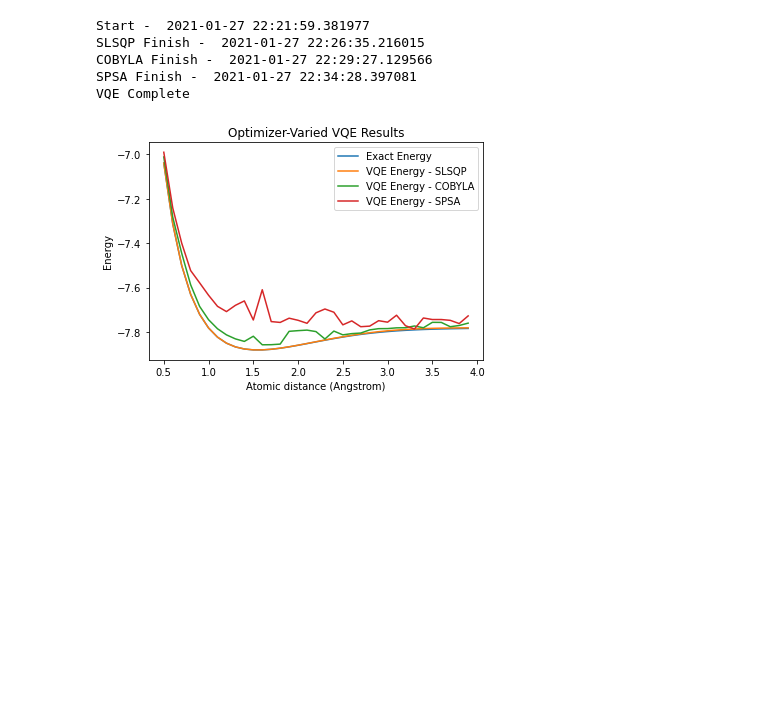
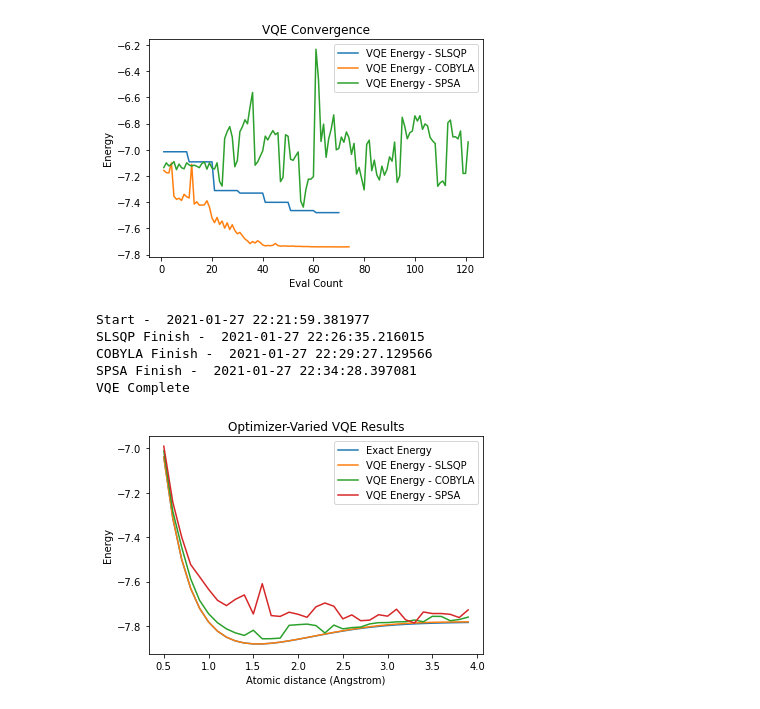
Before and after one commit to sclang16/QOCA-VQE-pipeline, a Jupyter notebook: vqe_pipeline.ipynb, the cells around one changed output. Drawn from its saved outputs; the diff is of its cells as text; code cells hidden in the pictures; blank space fills up the shorter version.

```diff
--- a/vqe_pipeline.ipynb
+++ b/vqe_pipeline.ipynb
@@ -222,8 +226,10 @@ def plot_iterations(opt_labels, converge_itrs, converge_vals):
 
         ARGS:
             opt_labels (String[]): names of trials to generate legend
-            converge_itrs
-            converge_vals
+            converge_itrs (int[]): Evaluation number, up to required evaluations
+                to reach minimum
+            converge_vals (float[]): : Mean estimated ground state energy at each
+                given eval
 
         Returns: N/A
 
@@ -238,3 +263,7 @@ def plot_iterations(opt_labels, converge_itrs, converge_vals):
+# %%
+plot_iterations(opt_labels = ["SLSQP","COBYLA","SPSA"], converge_itrs = converge_itrs, converge_vals = converge_vals)
+# %% [output]
+[figure, added]
 # %%
 backend = BasicAer.get_backend("statevector_simulator")
 ds = np.arange(0.5, 4.0, 0.1)
```
Also changed, not shown: parts of 9 cells of this notebook, 4 other files.
